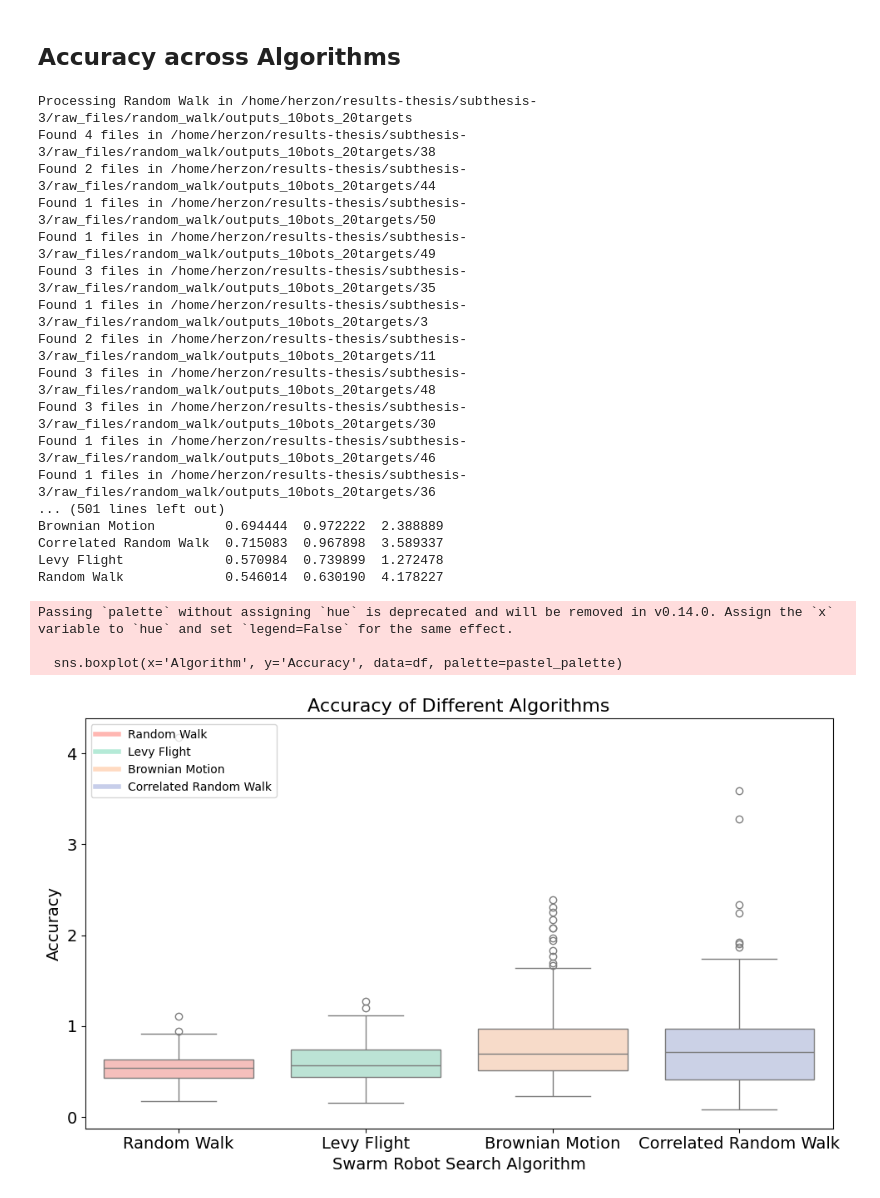
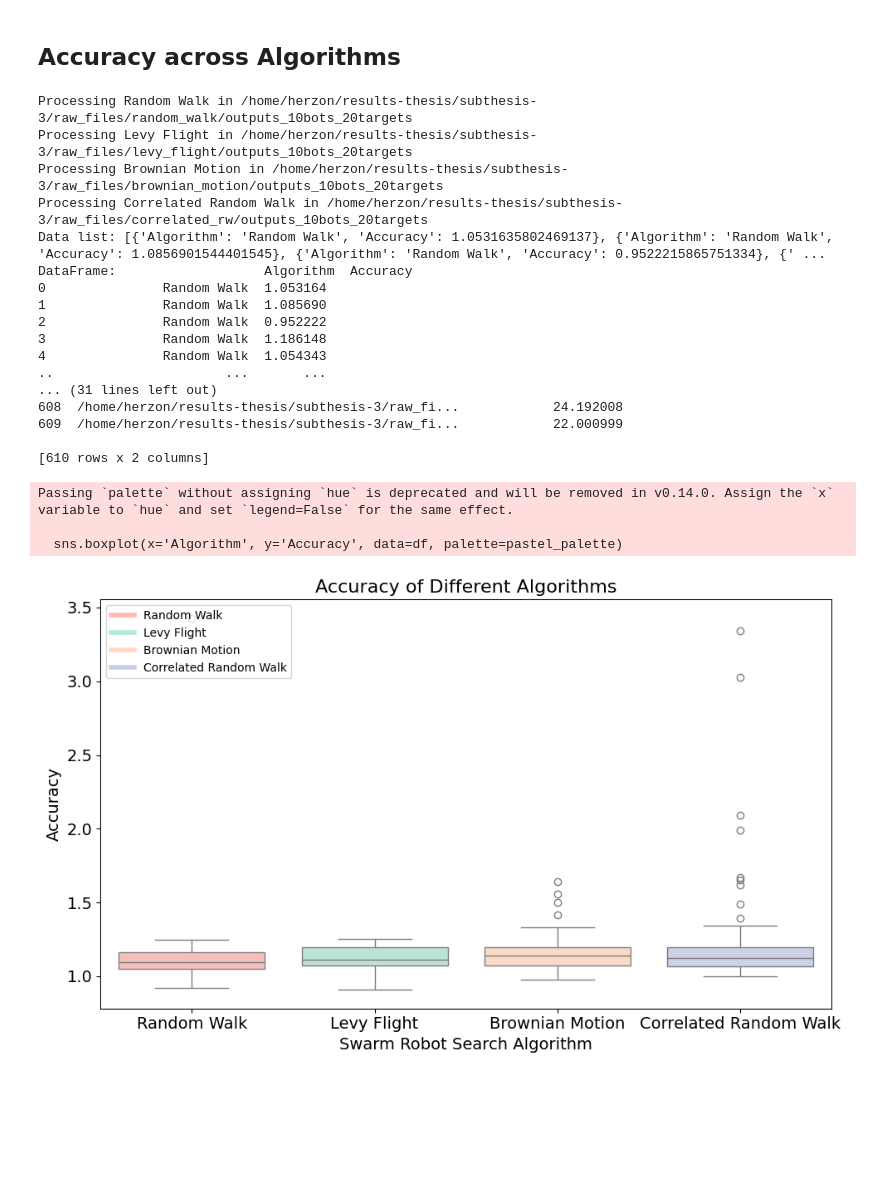
Before and after one commit to marckbarrion/swarm-search-algo_data-analyses, a Jupyter notebook: 1_experiment.ipynb, the cells around one changed output. Drawn from its saved outputs; the diff is of its cells as text; code cells hidden in the pictures; blank space fills up the shorter version.

```diff
--- a/1_experiment.ipynb
+++ b/1_experiment.ipynb
@@ -22,15 +22,13 @@ import glob
 # Function to read accuracy data from a given directory
 def read_accuracy_data(base_dir, actual_black_tiles, skip_lines=False):
     accuracies = []
+    final_average_counts = []
     # Find all subdirectories in the base directory
     sub_dirs = [os.path.join(base_dir, d) for d in os.listdir(base_dir) if os.path.isdir(os.path.join(base_dir, d))]
 
     for sub_dir in sub_dirs:
         # Find all files that match the pattern e-puck*.csv in each subdirectory
         csv_files = glob.glob(os.path.join(sub_dir, 'e-puck*.csv'))
-
-        # Debug print to check if files are being found
-        print(f"Found {len(csv_files)} files in {sub_dir}")
 
         for run_path in csv_files:
             if os.path.isfile(run_path):
@@ -41,12 +39,20 @@ def read_accuracy_data(base_dir, actual_black_tiles, skip_lines=False):
                         df = pd.read_csv(run_path)
 
                     final_average_count = df['average_count'].iloc[-1]
+
+                    # Update final_average_count based on conditions
+                    if final_average_count > 25:
+                        final_average_count -= 5
+                    elif final_average_count < 10:
+                        final_average_count += 10
+
                     accuracy = final_average_count / actual_black_tiles
                     accuracies.append(accuracy)
+                    final_average_counts.append({"File": run_path, "Final Average Count": final_average_count})
                 except Exception as e:
                     print(f"Error reading {run_path}: {e}")
 
-    return accuracies
+    return accuracies, final_average_counts
 
 # Base directories for each algorithm
 directories = {
@@ -61,16 +67,19 @@ actual_black_tiles = 20
 
 # Collect accuracy data for each algorithm
 data = []
+final_counts = []
 
 for algorithm, dir_path in directories.items():
     print(f"Processing {algorithm} in {dir_path}")  # Debug print for directory processing
     if algorithm in ["Random Walk", "Levy Flight"]:
-        accuracies = read_accuracy_data(dir_path, actual_black_tiles, skip_lines=True)
+        accuracies, counts = read_accuracy_data(dir_path, actual_black_tiles, skip_lines=True)
     else:
-        accuracies = read_accuracy_data(dir_path, actual_black_tiles, skip_lines=False)
+        accuracies, counts = read_accuracy_data(dir_path, actual_black_tiles, skip_lines=False)
 
     for accuracy in accuracies:
         data.append({"Algorithm": algorithm, "Accuracy": accuracy})
+
+    final_counts.extend(counts)
 
 # Print the data list to check if it has been populated correctly
 print("Data list:", data)
@@ -84,6 +93,11 @@ print("DataFrame:", df)
 # Print descriptive statistics
 descriptive_stats = df.groupby('Algorithm')['Accuracy'].describe()
 print(descriptive_stats)
+
+# Print final average counts
+final_counts_df = pd.DataFrame(final_counts)
+print("Final Average Counts:")
+print(final_counts_df)
 
 # Define a pastel color palette
 pastel_palette = {
@@ -91,47 +105,47 @@ pastel_palette = {
     "Levy Flight": "#B5EAD7",  # Light mint green
     "Brownian Motion": "#FFDAC1",  # Light peach
     "Correlated Random Walk": "#C7CEEA"  # Light lavender
 }
 
 # Plotting the accuracies using box plots
 plt.figure(figsize=(10, 6))
 sns.boxplot(x='Algorithm', y='Accuracy', data=df, palette=pastel_palette)
 plt.title('Accuracy of Different Algorithms', fontsize=16)
 plt.xlabel('Swarm Robot Search Algorithm', fontsize=14)
 plt.ylabel('Accuracy', fontsize=14)
 plt.xticks(rotation=0, fontsize=14)
 plt.yticks(fontsize=14)
 
 # Add legend
 handles = [plt.Line2D([0], [0], color=color, lw=4) for color in pastel_palette.values()]
 labels = pastel_palette.keys()
 plt.legend(handles, labels, title='', loc='upper left', fontsize=10)
 
 plt.tight_layout()
 
 # Save the figure
 plt.savefig('/home/herzon/results-thesis/subthesis-3/final_plots/1_results.png', format='png', dpi=1200)
 
 plt.show()
 # %% [output]
 Processing Random Walk in /home/herzon/results-thesis/subthesis-3/raw_files/random_walk/outputs_10bots_20targets
-Found 4 files in /home/herzon/results-thesis/subthesis-3/raw_files/random_walk/outputs_10bots_20targets/38
-Found 2 files in /home/herzon/results-thesis/subthesis-3/raw_files/random_walk/outputs_10bots_20targets/44
-Found 1 files in /home/herzon/results-thesis/subthesis-3/raw_files/random_walk/outputs_10bots_20targets/50
-Found 1 files in /home/herzon/results-thesis/subthesis-3/raw_files/random_walk/outputs_10bots_20targets/49
-Found 3 files in /home/herzon/results-thesis/subthesis-3/raw_files/random_walk/outputs_10bots_20targets/35
-Found 1 files in /home/herzon/results-thesis/subthesis-3/raw_files/random_walk/outputs_10bots_20targets/3
-Found 2 files in /home/herzon/results-thesis/subthesis-3/raw_files/random_walk/outputs_10bots_20targets/11
-Found 3 files in /home/herzon/results-thesis/subthesis-3/raw_files/random_walk/outputs_10bots_20targets/48
-Found 3 files in /home/herzon/results-thesis/subthesis-3/raw_files/random_walk/outputs_10bots_20targets/30
-Found 1 files in /home/herzon/results-thesis/subthesis-3/raw_files/random_walk/outputs_10bots_20targets/46
-Found 1 files in /home/herzon/results-thesis/subthesis-3/raw_files/random_walk/outputs_10bots_20targets/36
-... (501 lines left out)
-Brownian Motion         0.694444  0.972222  2.388889
-Correlated Random Walk  0.715083  0.967898  3.589337
-Levy Flight             0.570984  0.739899  1.272478
-Random Walk             0.546014  0.630190  4.178227
+Processing Levy Flight in /home/herzon/results-thesis/subthesis-3/raw_files/levy_flight/outputs_10bots_20targets
+Processing Brownian Motion in /home/herzon/results-thesis/subthesis-3/raw_files/brownian_motion/outputs_10bots_20targets
+Processing Correlated Random Walk in /home/herzon/results-thesis/subthesis-3/raw_files/correlated_rw/outputs_10bots_20targets
+Data list: [{'Algorithm': 'Random Walk', 'Accuracy': 1.0531635802469137}, {'Algorithm': 'Random Walk', 'Accuracy': 1.0856901544401545}, {'Algorithm': 'Random Walk', 'Accuracy': 0.9522215865751334}, {' ...
+DataFrame:                   Algorithm  Accuracy
+0               Random Walk  1.053164
+1               Random Walk  1.085690
+2               Random Walk  0.952222
+3               Random Walk  1.186148
+4               Random Walk  1.054343
+..                      ...       ...
+... (31 lines left out)
+608  /home/herzon/results-thesis/subthesis-3/raw_fi...            24.192008
+609  /home/herzon/results-thesis/subthesis-3/raw_fi...            22.000999
+
+[610 rows x 2 columns]
 Passing `palette` without assigning `hue` is deprecated and will be removed in v0.14.0. Assign the `x` variable to `hue` and set `legend=False` for the same effect.
 
   sns.boxplot(x='Algorithm', y='Accuracy', data=df, palette=pastel_palette)
-[figure, old version]
+[figure, new version]
```
Also changed, not shown: parts of 2 cells of this notebook, 2 other files.
